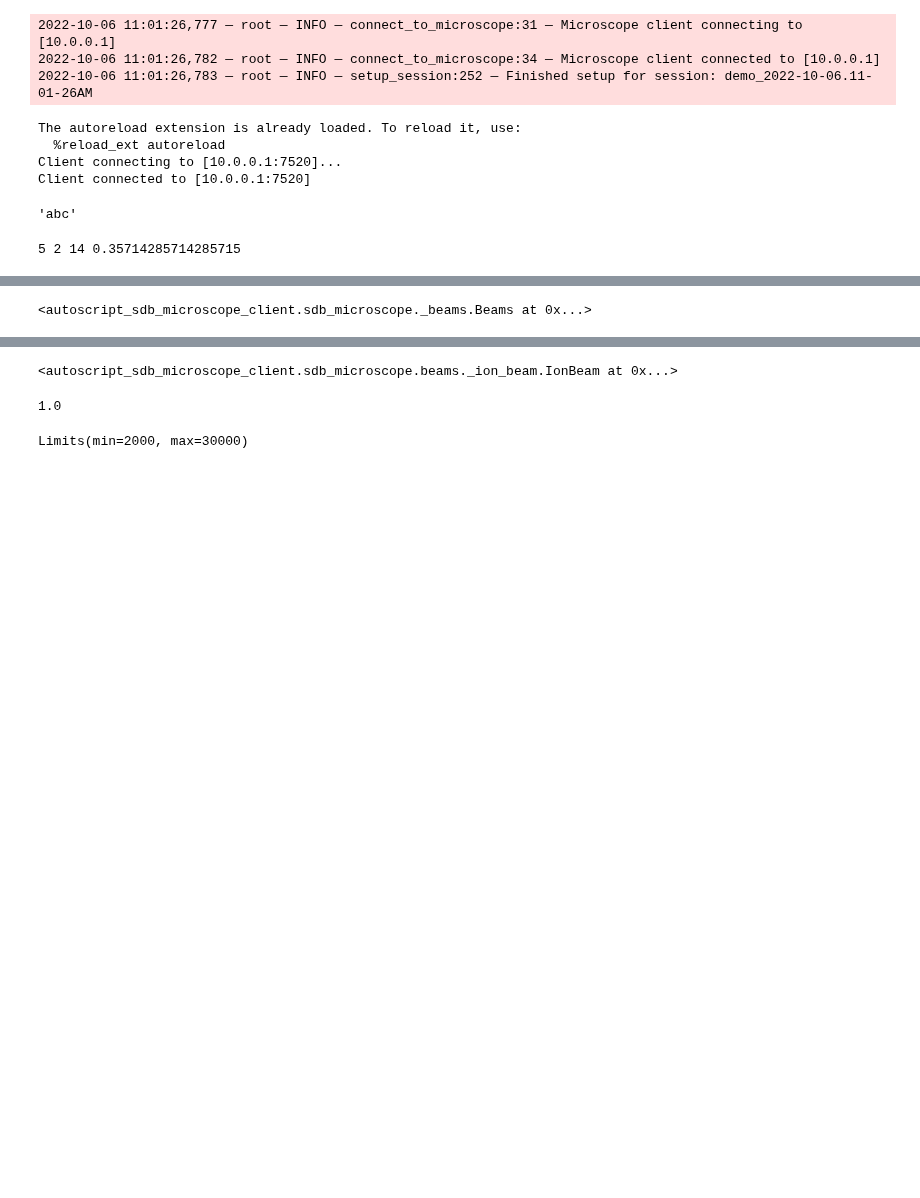
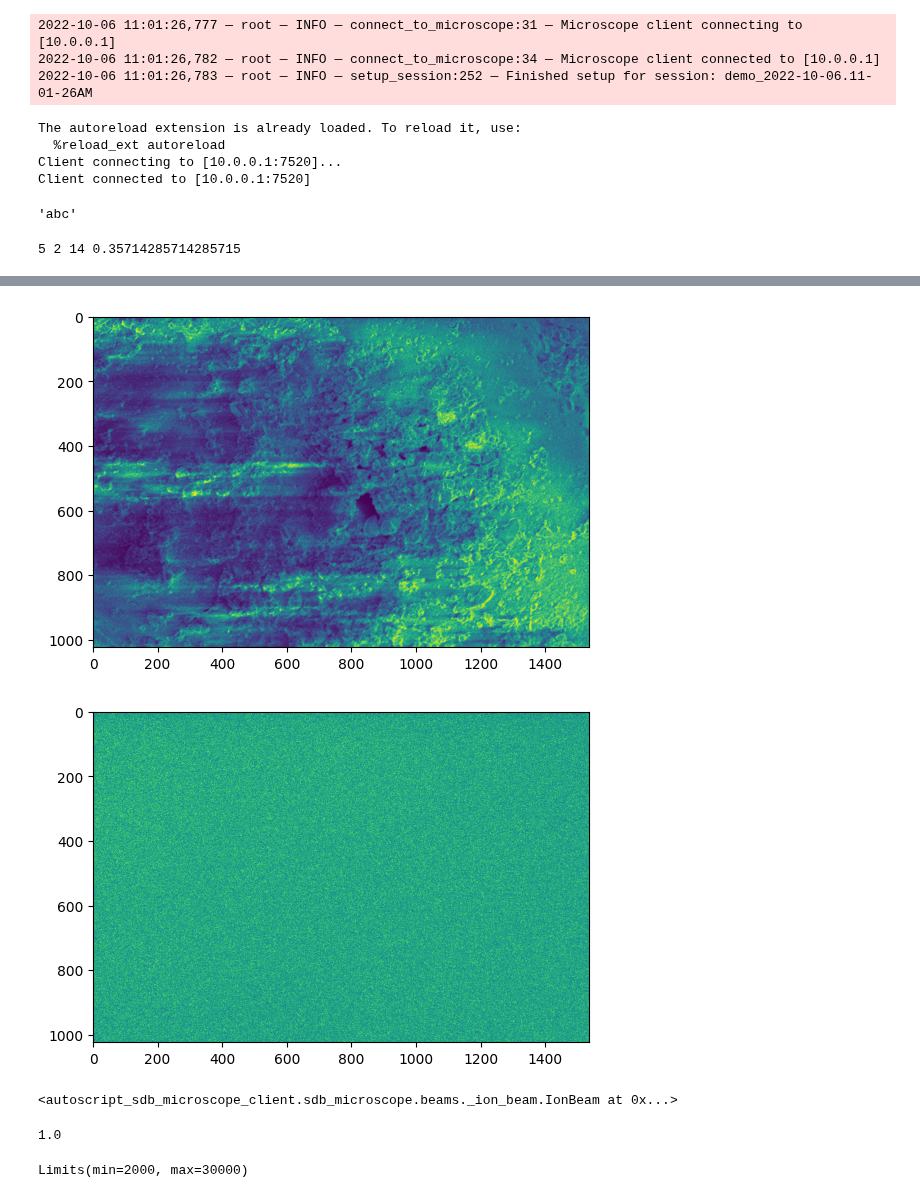
Before and after one commit to Phaips/autoliftout, a Jupyter notebook: liftout/tools/tools.ipynb, the cells around one changed output, grey strips where cells are left out. Cells and saved outputs as stored; diff of their text form; code cells hidden in the pictures; blank space fills up the shorter version.

```diff
--- a/liftout/tools/tools.ipynb
+++ b/liftout/tools/tools.ipynb
@@ -239,4 +241,9 @@ Client connected to [10.0.0.1:7520]
-# %%
-microscope.beams
-# %% [output]
-<autoscript_sdb_microscope_client.sdb_microscope._beams.Beams at 0x...>
+# %%
+eb_image, ib_image = acquire.take_reference_images(microscope, settings.image)
+
+plt.imshow(eb_image.data)
+plt.show()
+
+plt.imshow(ib_image.data)
+plt.show()
+# %% [output]
@@ -243,3 +256,5 @@ microscope.beams
+[figure, added]
+[figure, added]
 # %%
 microscope.beams.ion_beam
 # %% [output]
```
Also changed, not shown: parts of 2 cells of this notebook, 11 other files.
